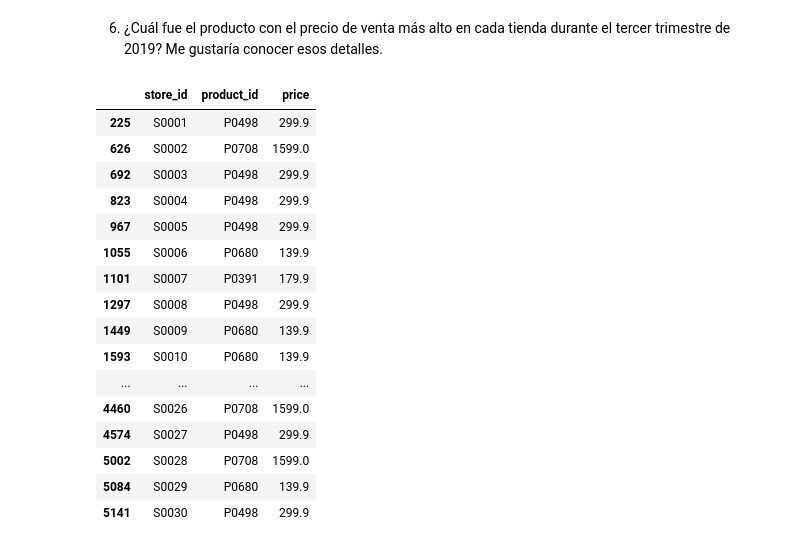
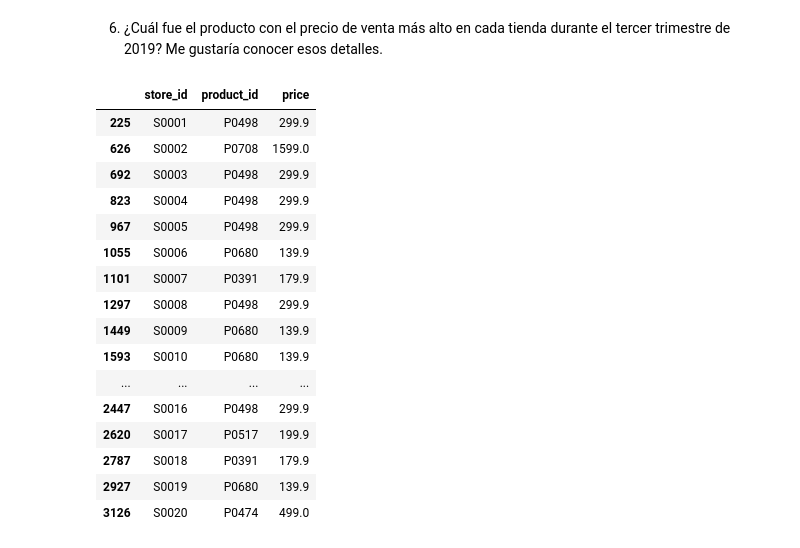
Before and after one commit to Germanifold91/WS_SumzDE, a Jupyter notebook: ws_python.ipynb, the cells around one changed output. Cells and saved outputs as stored; diff of their text form; code cells hidden in the pictures.

```diff
--- a/ws_python.ipynb
+++ b/ws_python.ipynb
@@ -141,22 +141,22 @@ price_hist = sales_df[(sales_df['date'] >= '2019-07-01') & (sales_df['date'] <=
 price_hist = price_hist.groupby('store_id', group_keys=False).apply(lambda x: x.sort_values('price', ascending=False))
 # %%
 #RESPUESTA
-price_hist.groupby('store_id').head(1).sort_values('store_id').head(30)
+price_hist.groupby('store_id').head(1).sort_values('store_id').head(20)
 # %% [output]
 |  | store_id | product_id | price |
 | 225 | S0001 | P0498 | 299.9 |
 | 626 | S0002 | P0708 | 1599.0 |
 | 692 | S0003 | P0498 | 299.9 |
 | 823 | S0004 | P0498 | 299.9 |
 | 967 | S0005 | P0498 | 299.9 |
 | 1055 | S0006 | P0680 | 139.9 |
 | 1101 | S0007 | P0391 | 179.9 |
 | 1297 | S0008 | P0498 | 299.9 |
 | 1449 | S0009 | P0680 | 139.9 |
 | 1593 | S0010 | P0680 | 139.9 |
 | ... | ... | ... | ... |
-| 4460 | S0026 | P0708 | 1599.0 |
-| 4574 | S0027 | P0498 | 299.9 |
-| 5002 | S0028 | P0708 | 1599.0 |
-| 5084 | S0029 | P0680 | 139.9 |
-| 5141 | S0030 | P0498 | 299.9 |
+| 2447 | S0016 | P0498 | 299.9 |
+| 2620 | S0017 | P0517 | 199.9 |
+| 2787 | S0018 | P0391 | 179.9 |
+| 2927 | S0019 | P0680 | 139.9 |
+| 3126 | S0020 | P0474 | 499.0 |
```
Also changed, not shown: parts of 14 cells of this notebook, 1 other file.
